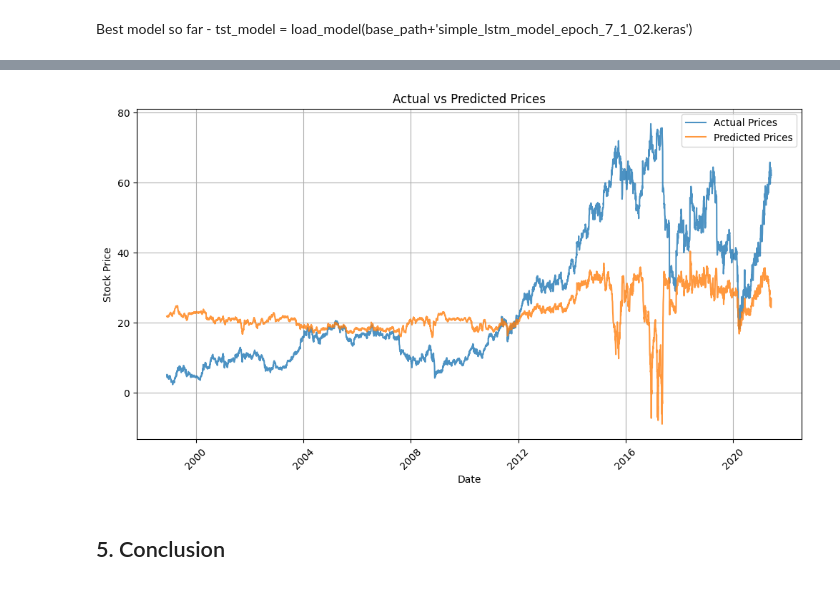
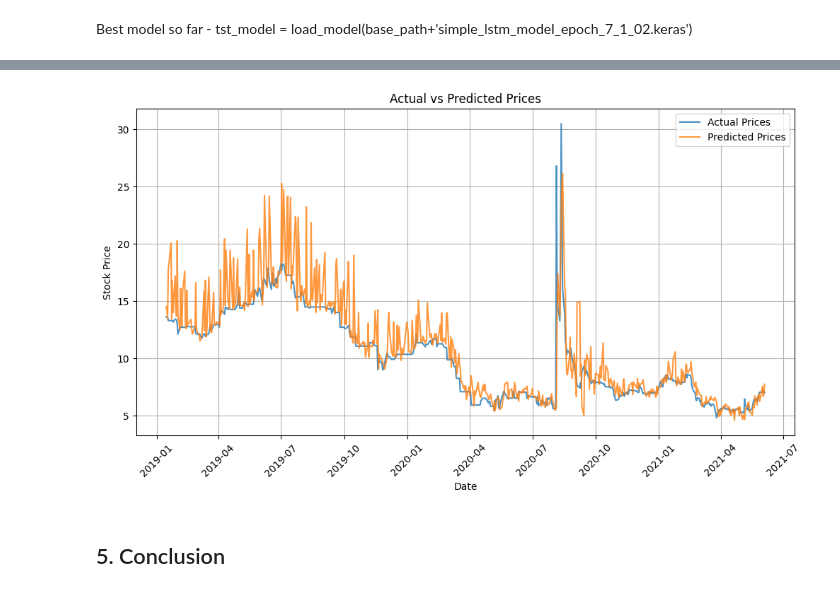
Before and after one commit to thunder913/Deep-Learning, a Jupyter notebook: stocks_deep_learning.ipynb, the cells around one changed output, grey strips where cells are left out. Saved outputs shown, nothing was run; the diff lists cells and outputs as text; code cells hidden in the pictures.

Commit message:
Save new batch handling

```diff
--- a/stocks_deep_learning.ipynb
+++ b/stocks_deep_learning.ipynb
@@ -562,0 +587,12 @@ print(f"Test tickers: {len(test_tickers)}")
+# %%
+import os
+import numpy as np
+from sklearn.model_selection import train_test_split
+
+batch_files = sorted([f for f in os.listdir(processed_data_path) if f.startswith("x_ticker_batch_") and f.endswith(".npy")])
+batch_numbers = [int(f.split("_")[-1].split(".")[0]) for f in batch_files]
+
+train_batches, test_batches = train_test_split(batch_numbers, test_size=0.05, random_state=42)
+
+print(f"Train batches: {len(train_batches)}")
+print(f"Test batches: {len(test_batches)}")
@@ -563,9 +602,9 @@ print(f"Test tickers: {len(test_tickers)}")
 # %% [markdown]
 The above code splits the data into test and train set. We use 5% of the data for testing, since that is sufficent. It is about 350 tickers and the rest shall be used for training.
 # %%
-tickers = stock_data_tidy["ticker_encoded"].unique()
-tickers.sort()
-train_gen = data_generator(tickers, processed_data_path)
+train_gen = data_generator(train_batches, processed_data_path, batch_size=32)
+test_gen = data_generator(test_batches, processed_data_path, batch_size=32)
+
 early_stopping = EarlyStopping(monitor="loss", patience=10, restore_best_weights=True)
 # %% [markdown]
 Finally we create the data generator and also an early stopping mechanism, if the model doesn't improve anymore. We have set it to patience = 10, which means if in 10 epochs, the models doesn't improve, the training will stop.
@@ -899,4 +938,27 @@ ValueError: Input 0 of layer "Optimized_LSTM_Model_with_Attention" is incompatib
 # %% [markdown]
 Complex and correct data.
 # %%
-fourth_model = load_model('./pickles/fourth_gen_model.keras')
+fourth_model = load_model('./drive/MyDrive/DL_Pickles_3/fourth_gen_model.keras')
+# %%
+# Define the checkpoint callback
+checkpoint = ModelCheckpoint(
+    filepath=base_path + 'simple_fourth_model_epoch_1_{epoch:02d}.keras',  # Saves model for each epoch
+    save_best_only=False,  # Save model at every epoch
+    save_weights_only=False,  # Save full model (architecture + weights)
+    verbose=1
+)
+
+early_stopping = EarlyStopping(monitor="loss", patience=20, restore_best_weights=True)
+
+# Train the model with checkpoint callback
+fourth_model.fit(
+    train_gen,
+    steps_per_epoch=200000//5,
+    validation_data=test_gen,
+    validation_steps=10000//5,
+    epochs=100,
+    callbacks=[checkpoint, early_stopping],  # Include checkpoint callback
+    verbose=1
+)
+
+print("Training complete!")
@@ -969,4 +1049,4 @@ fifth_model = load_model('./pickles/fourth_gen_model.keras')
 # %%
-dates, y_sequence_rescaled, y_pred_rescaled = get_sequences_and_predict("FL", stock_data_tidy, numerical_columns, sequence_length, fifth_model)
+dates, y_sequence_rescaled, y_pred_rescaled = get_sequences_and_predict("BFRA", stock_data_tidy, numerical_columns, sequence_length, fourth_model)
 plot_actual_vs_predicted(dates, y_sequence_rescaled, y_pred_rescaled)
 # %% [output]
@@ -974,5 +1054,5 @@ plot_actual_vs_predicted(dates, y_sequence_rescaled, y_pred_rescaled)
 predicted
-[figure, old version]
+[figure, new version]
 # %% [markdown]
 ## 5. Conclusion
 # %% [markdown]
```
Also changed, not shown: parts of 14 cells of this notebook.
